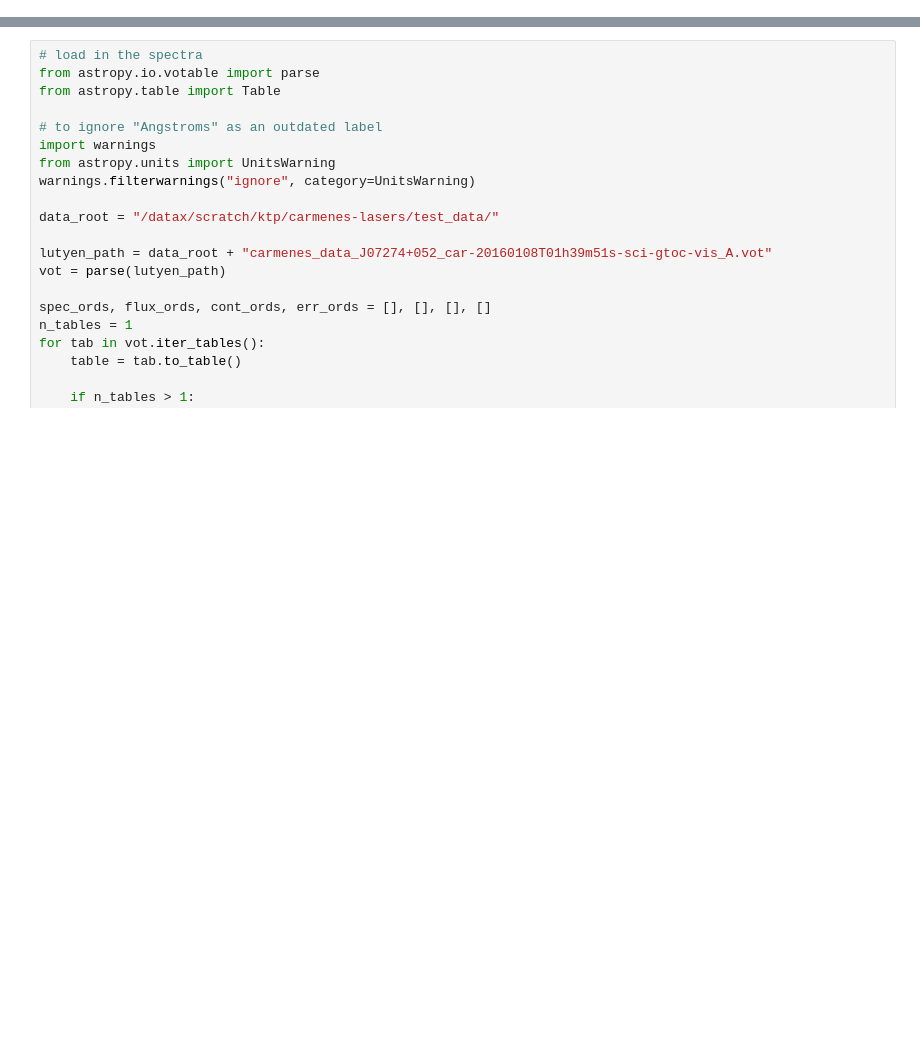
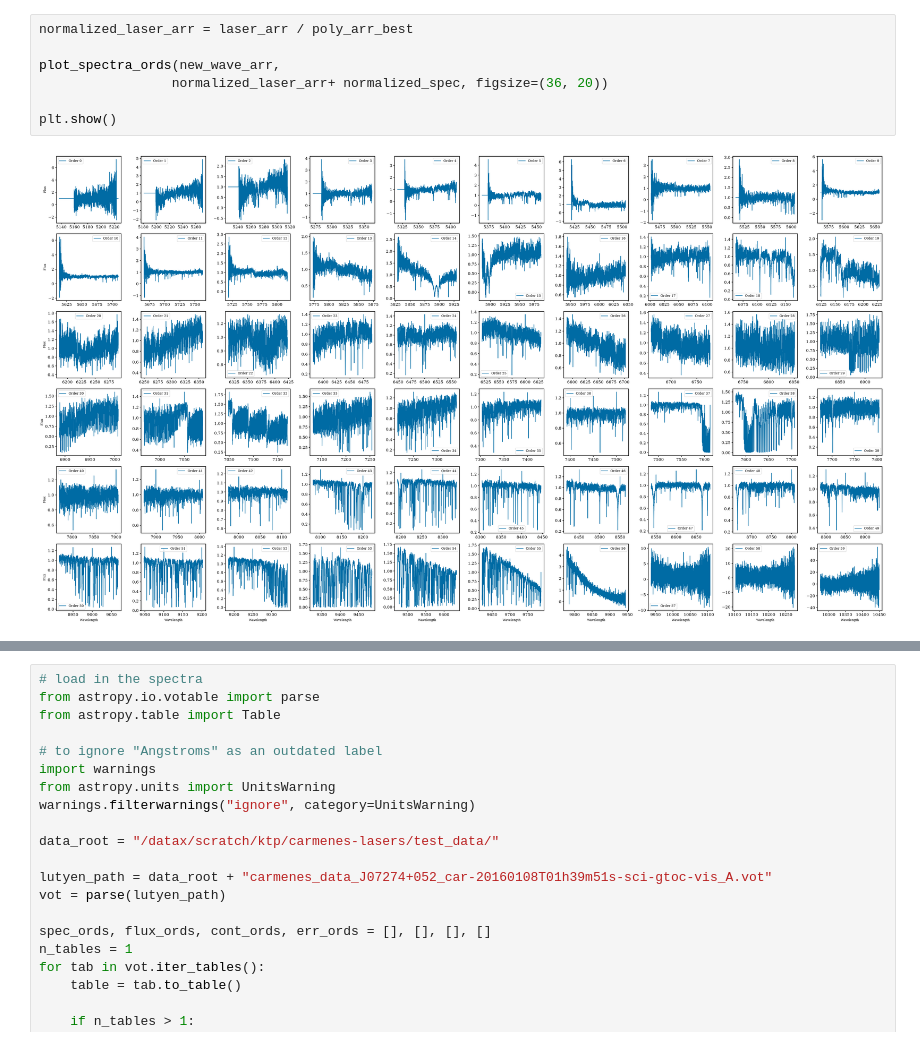
Before and after one commit to kenny-phan/carmenes-lasers, a Jupyter notebook: carmenes-lasers/laser_search_trials.ipynb, the cells around one changed output, grey strips where cells are left out. Saved outputs shown, nothing was run; the diff lists cells and outputs as text; blank space fills up the shorter version.

```diff
--- a/carmenes-lasers/laser_search_trials.ipynb
+++ b/carmenes-lasers/laser_search_trials.ipynb
@@ -6,0 +105,9 @@ from pipeline import *
+# %%
+normalized_laser_arr = laser_arr / poly_arr_best
+
+plot_spectra_ords(new_wave_arr,
+                 normalized_laser_arr+ normalized_spec, figsize=(36, 20))
+
+plt.show()
+# %% [output]
+[figure, added]
```
Also changed, not shown: parts of 12 cells of this notebook, 2 other files.
